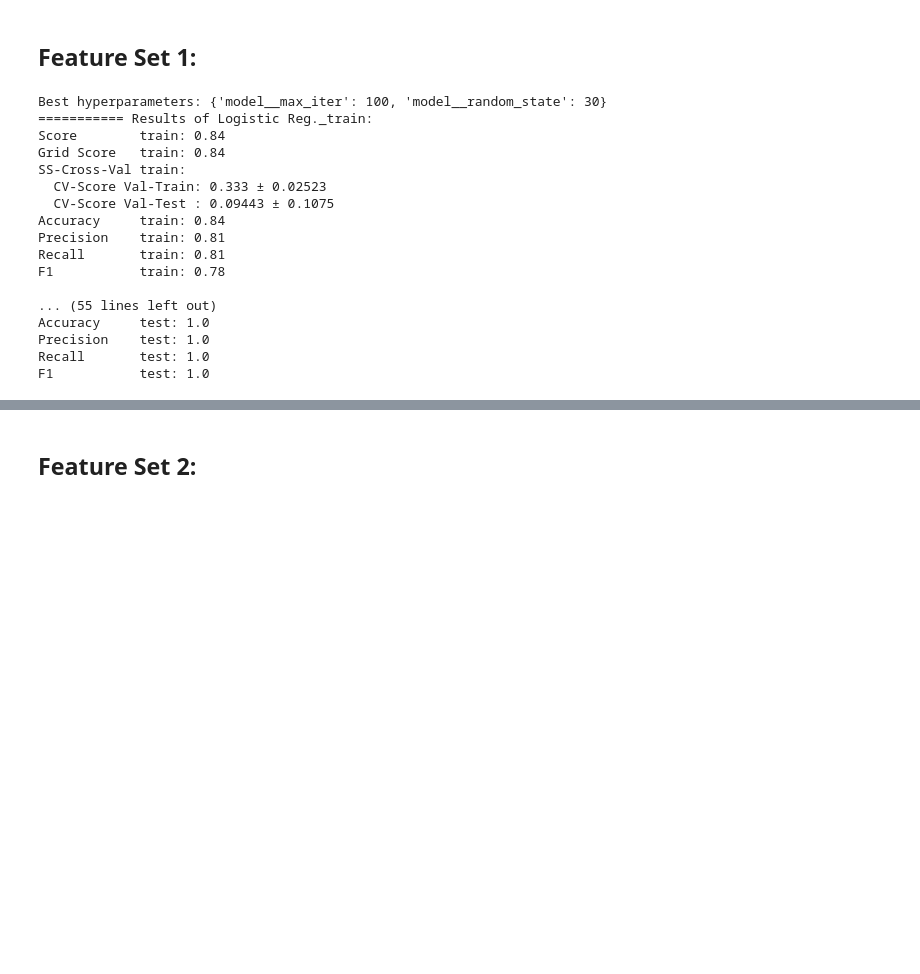
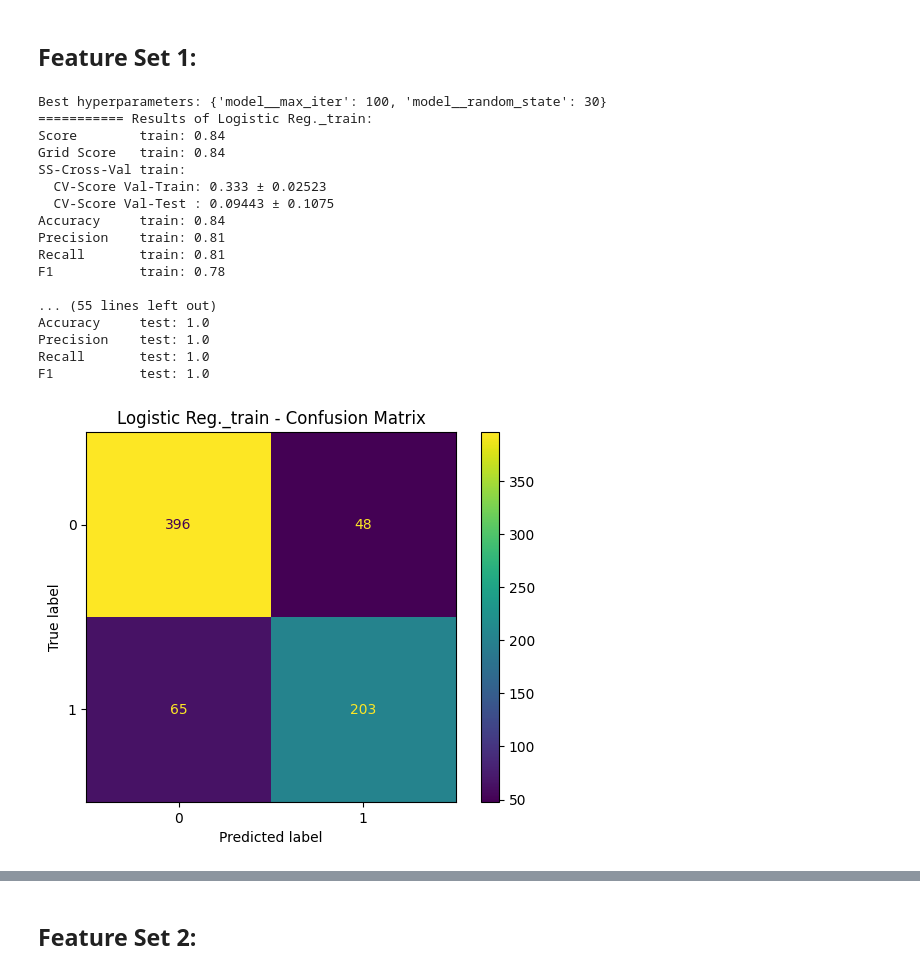
Before and after one commit to elendarn/titanic_ml, a Jupyter notebook: titanic_ml_models.ipynb, the cells around one changed output, grey strips where cells are left out. Cells and saved outputs as stored; diff of their text form; code cells hidden in the pictures; blank space fills up the shorter version.

```diff
--- a/titanic_ml_models.ipynb
+++ b/titanic_ml_models.ipynb
@@ -245,31 +245,32 @@ features_dict  = features_dict1
 # %%
 param_grid    = {'model__max_iter'     : [100, 150, 200],
                  'model__random_state' : [30, 42, 100]
 }
-all_scores_df = pd.concat([all_scores_df, run_model(train_test_dict, param_grid, 'logr', plt_data=False)], axis=0)
+all_scores_df = pd.concat([all_scores_df, run_model(train_test_dict, param_grid, 'logr', plt_data=True)], axis=0)
 
 param_grid    = {'model__max_depth': [5, 6, 7],
                 'model__random_state' : [22, 42, 100]
                 }
-all_scores_df = pd.concat([all_scores_df, run_model(train_test_dict, param_grid, 'dtc', plt_data=False)], axis=0)
+all_scores_df = pd.concat([all_scores_df, run_model(train_test_dict, param_grid, 'dtc', plt_data=True)], axis=0)
 
 param_grid    = {'model__max_depth': [200], 'model__n_estimators': [150 , 200, 250]}
-all_scores_df = pd.concat([all_scores_df, run_model(train_test_dict, param_grid, 'rfc', plt_data=False)], axis=0)
+all_scores_df = pd.concat([all_scores_df, run_model(train_test_dict, param_grid, 'rfc', plt_data=True)], axis=0)
 # %% [output]
 Best hyperparameters: {'model__max_iter': 100, 'model__random_state': 30}
 =========== Results of Logistic Reg._train:
 Score        train: 0.84
 Grid Score   train: 0.84
 SS-Cross-Val train:
   CV-Score Val-Train: 0.333 ± 0.02523
   CV-Score Val-Test : 0.09443 ± 0.1075
 Accuracy     train: 0.84
 Precision    train: 0.81
 Recall       train: 0.81
 F1           train: 0.78
 
 ... (55 lines left out)
 Accuracy     test: 1.0
 Precision    test: 1.0
 Recall       test: 1.0
 F1           test: 1.0
+[figure, added]
```
Also changed, not shown: parts of 4 cells of this notebook.
